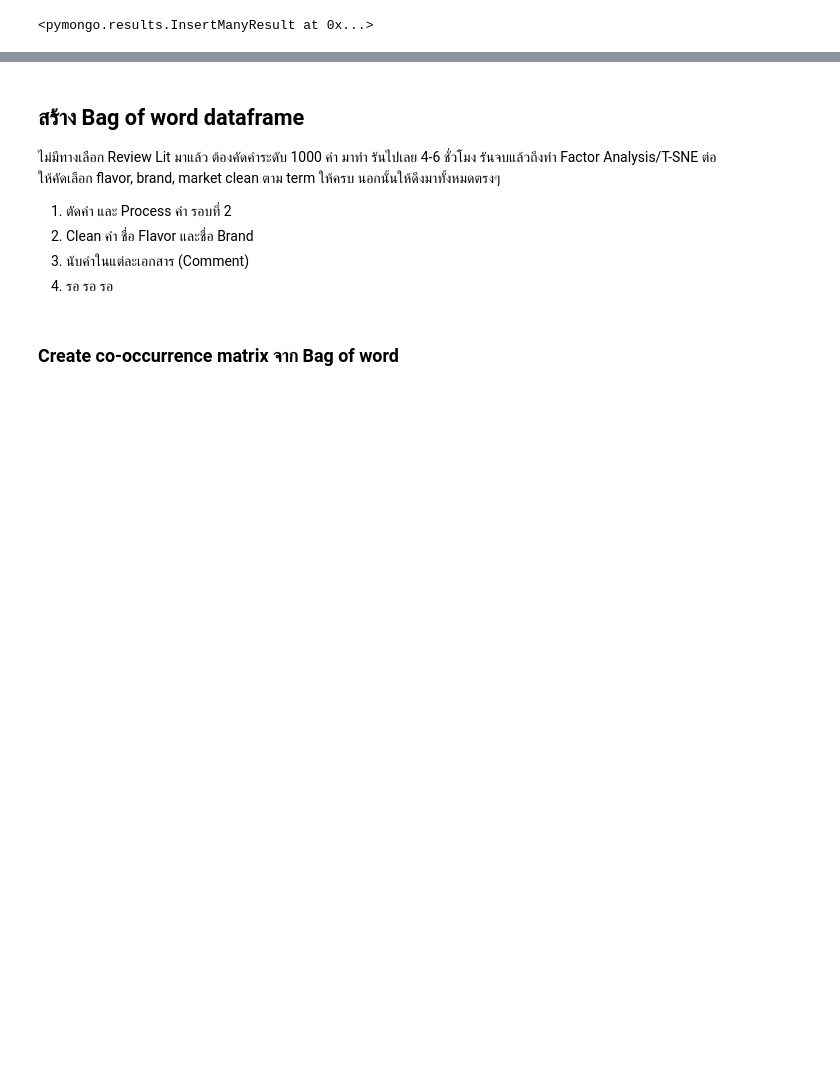
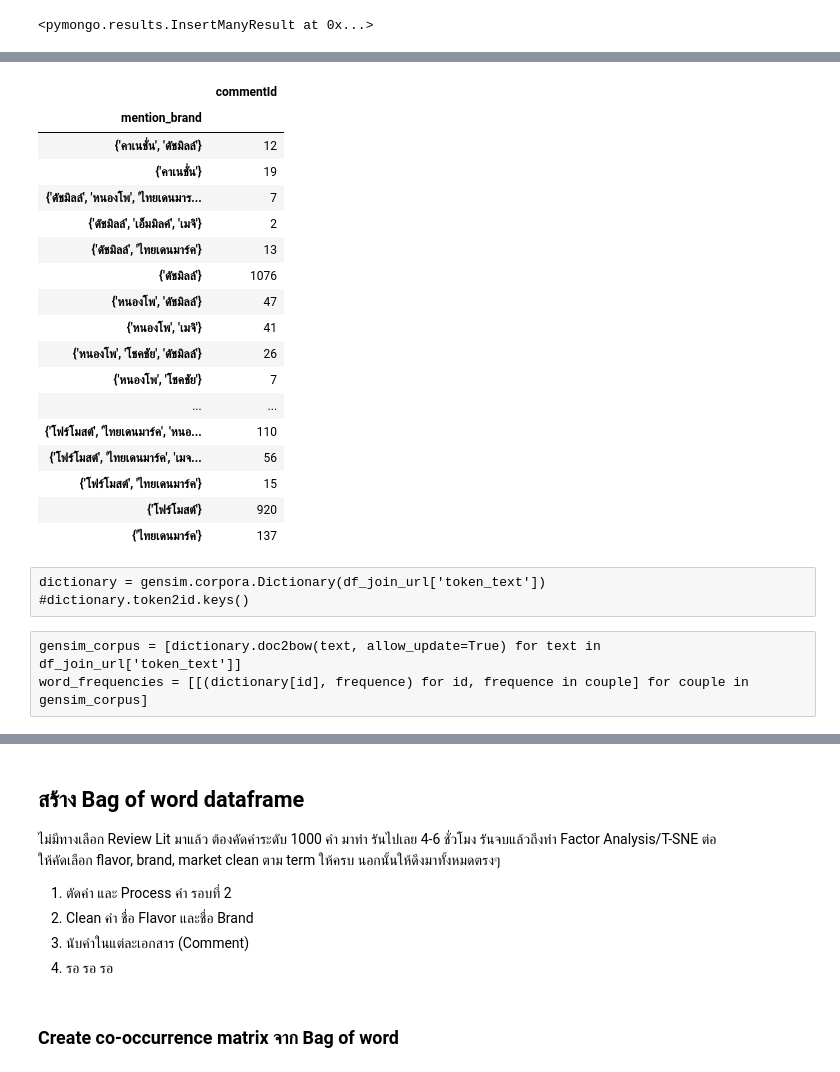
Before and after one commit to pacharapol4066/Product-Position-SNA, a Jupyter notebook: EDA_Token_CoocMat_MongoDB_FineTune1.ipynb, the cells around one changed output, grey strips where cells are left out. Drawn from its saved outputs; the diff is of its cells as text; code cells hidden in the pictures; blank space fills up the shorter version.

```diff
--- a/EDA_Token_CoocMat_MongoDB_FineTune1.ipynb
+++ b/EDA_Token_CoocMat_MongoDB_FineTune1.ipynb
@@ -414,0 +491,27 @@ pyLDAvis.gensim.prepare(model, gensim_corpus, dictionary, lambda_step=0.1)
+# %%
+df_view.groupby('mention_brand').count()
+# %% [output]
+|  | commentId |
+| mention_brand |  |
+| {'คาเนชั่น', 'ดัชมิลล์'} | 12 |
+| {'คาเนชั่น'} | 19 |
+| {'ดัชมิลล์', 'หนองโพ', 'ไทยเดนมาร... | 7 |
+| {'ดัชมิลล์', 'เอ็มมิลค์', 'เมจิ'} | 2 |
+| {'ดัชมิลล์', 'ไทยเดนมาร์ค'} | 13 |
+| {'ดัชมิลล์'} | 1076 |
+| {'หนองโพ', 'ดัชมิลล์'} | 47 |
+| {'หนองโพ', 'เมจิ'} | 41 |
+| {'หนองโพ', 'โชคชัย', 'ดัชมิลล์'} | 26 |
+| {'หนองโพ', 'โชคชัย'} | 7 |
+| ... | ... |
+| {'โฟร์โมสต์', 'ไทยเดนมาร์ค', 'หนอ... | 110 |
+| {'โฟร์โมสต์', 'ไทยเดนมาร์ค', 'เมจ... | 56 |
+| {'โฟร์โมสต์', 'ไทยเดนมาร์ค'} | 15 |
+| {'โฟร์โมสต์'} | 920 |
+| {'ไทยเดนมาร์ค'} | 137 |
+# %% [raw]
+dictionary = gensim.corpora.Dictionary(df_join_url['token_text'])
+#dictionary.token2id.keys()
+# %% [raw]
+gensim_corpus = [dictionary.doc2bow(text, allow_update=True) for text in df_join_url['token_text']]
+word_frequencies = [[(dictionary[id], frequence) for id, frequence in couple] for couple in gensim_corpus]
```
Also changed, not shown: parts of 59 cells of this notebook.
